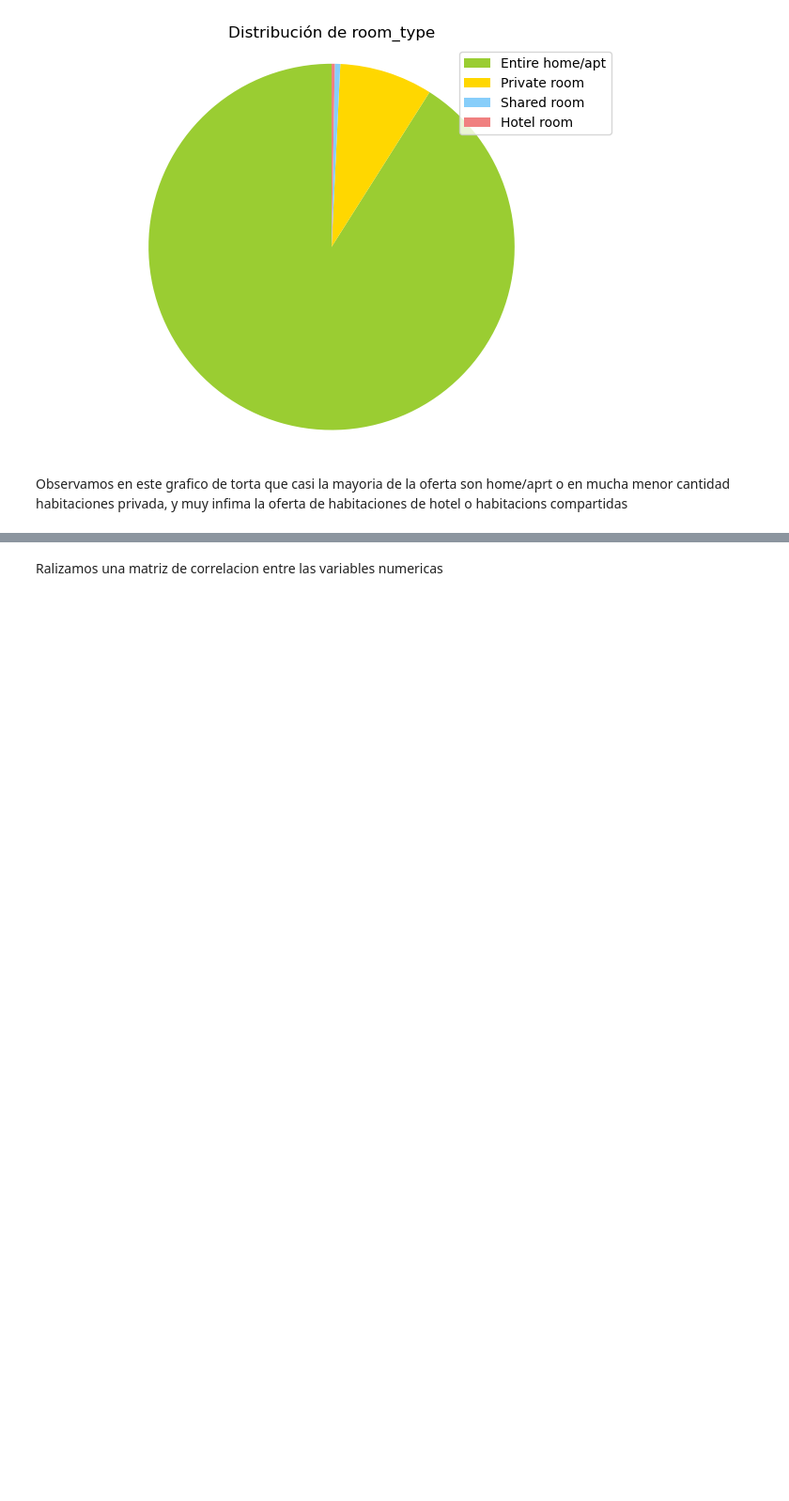
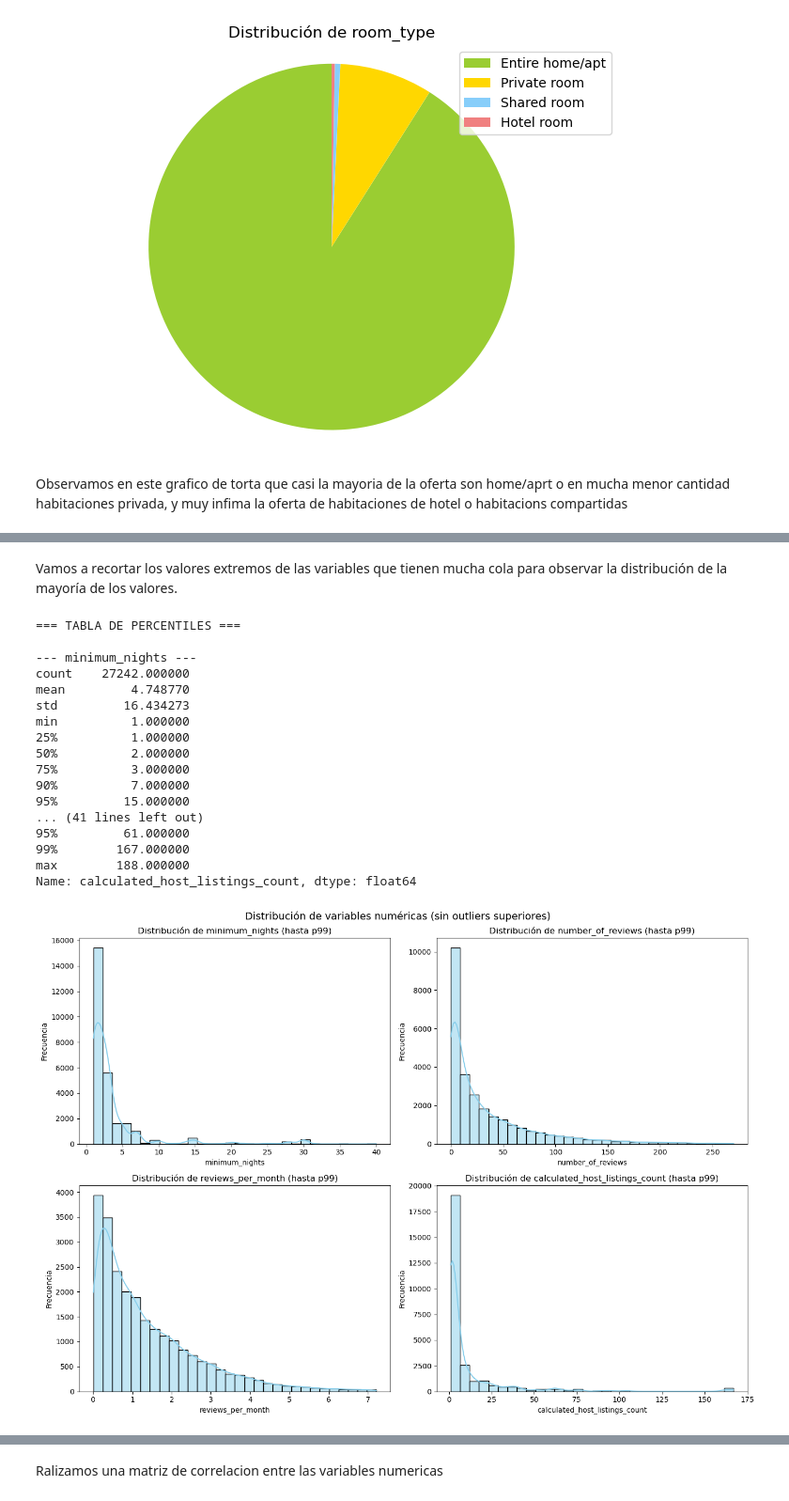
Before and after one commit to gonza29811/TP-analisis-de-datos, a Jupyter notebook: AirBnB.ipynb, the cells around one changed output, grey strips where cells are left out. Shown at 94% size. Saved outputs shown, nothing was run; the diff lists cells and outputs as text; code cells hidden in the pictures; blank space fills up the shorter version.

```diff
--- a/AirBnB.ipynb
+++ b/AirBnB.ipynb
@@ -265,0 +315,47 @@ Observamos en este grafico de torta que casi la mayoria de la oferta son home/ap
+# %% [markdown]
+Vamos a recortar los valores extremos de las variables que tienen mucha cola para observar la distribución de la mayoría de los valores.
+# %%
+variables = ['minimum_nights', 'number_of_reviews', 'reviews_per_month', 'calculated_host_listings_count']
+
+# Tabla de percentiles
+print("=== TABLA DE PERCENTILES ===\n")
+for var in variables:
+    print(f"--- {var} ---")
+    print(df[var].describe(percentiles=[.25, .50, .75, .90, .95, .99]))
+    print()
+
+# Histogramas recortados por p99
+fig, axes = plt.subplots(2, 2, figsize=(14, 10))
+axes = axes.flatten()
+
+for i, var in enumerate(variables):
+    p99 = df[var].quantile(0.99)
+    datos = df[df[var] <= p99][var].dropna()
+
+    sns.histplot(datos, bins=30, kde=True, ax=axes[i], color='skyblue')
+    axes[i].set_title(f'Distribución de {var} (hasta p99)')
+    axes[i].set_xlabel(var)
+    axes[i].set_ylabel('Frecuencia')
+
+plt.suptitle('Distribución de variables numéricas (sin outliers superiores)', fontsize=14)
+plt.tight_layout()
+plt.show()
+# %% [output]
+=== TABLA DE PERCENTILES ===
+
+--- minimum_nights ---
+count    27242.000000
+mean         4.748770
+std         16.434273
+min          1.000000
+25%          1.000000
+50%          2.000000
+75%          3.000000
+90%          7.000000
+95%         15.000000
+... (41 lines left out)
+95%         61.000000
+99%        167.000000
+max        188.000000
+Name: calculated_host_listings_count, dtype: float64
+[figure, added]
```
Also changed, not shown: parts of 58 cells of this notebook.
